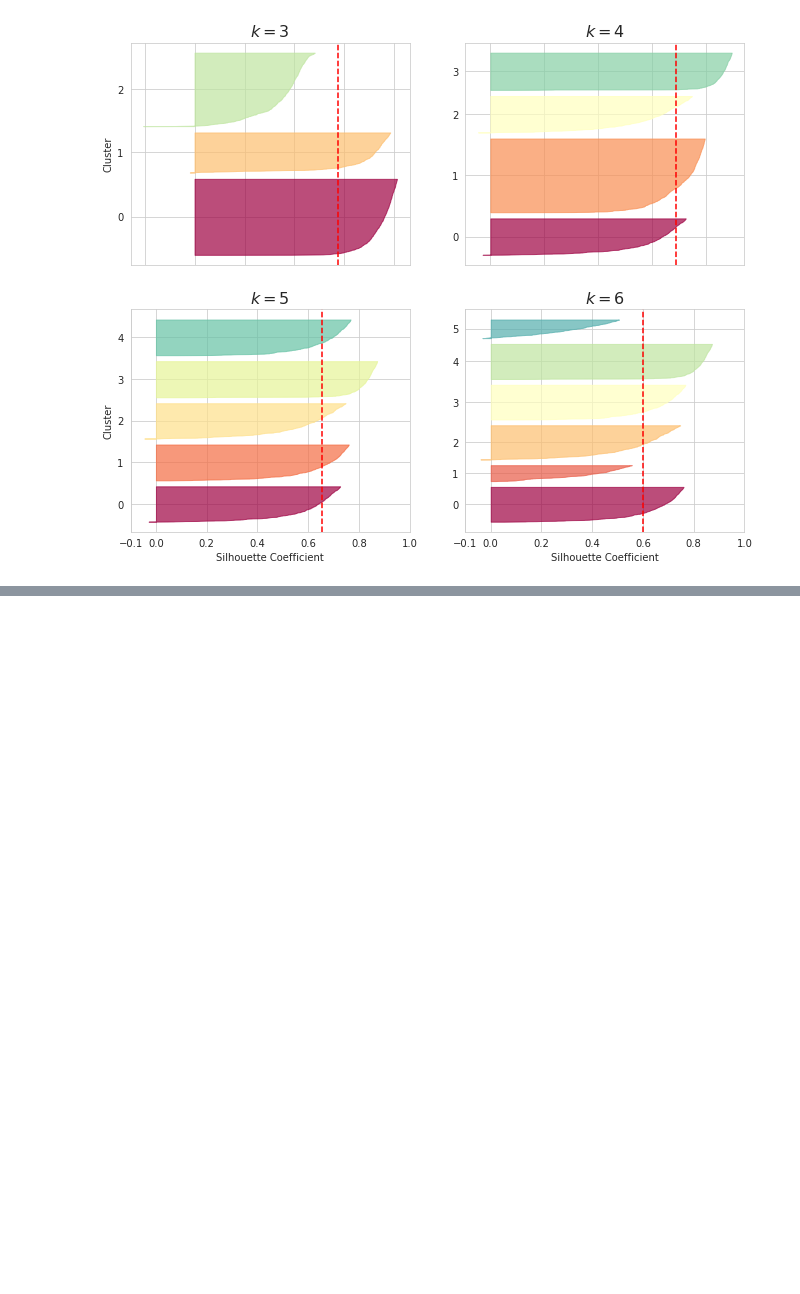
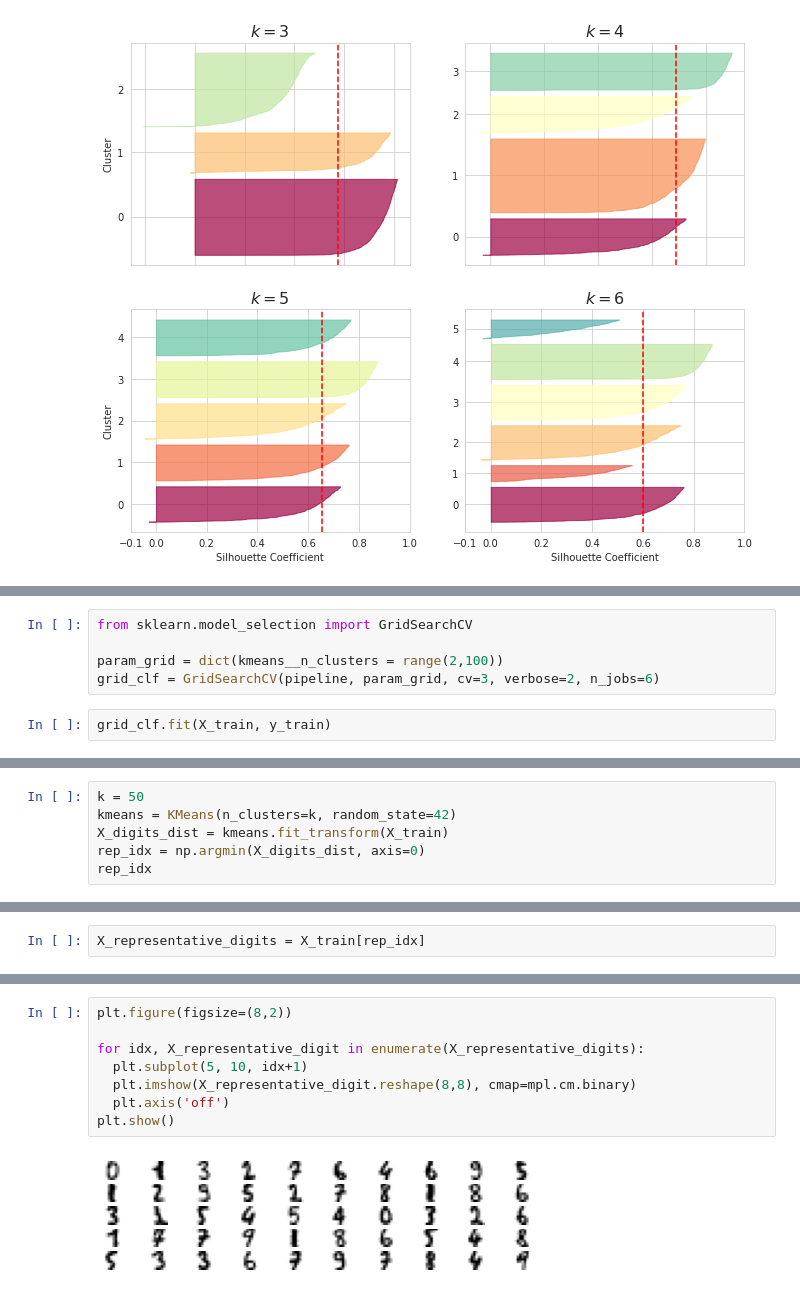
Before and after one commit to wanwanliang/ML_Practice, a Jupyter notebook: Unsupervised_Learning.ipynb, the cells around one changed output, grey strips where cells are left out. Drawn from its saved outputs; the diff is of its cells as text; blank space fills up the shorter version.

```diff
--- a/Unsupervised_Learning.ipynb
+++ b/Unsupervised_Learning.ipynb
@@ -621,0 +771,7 @@ plt.show()
+# %%
+from sklearn.model_selection import GridSearchCV
+
+param_grid = dict(kmeans__n_clusters = range(2,100))
+grid_clf = GridSearchCV(pipeline, param_grid, cv=3, verbose=2, n_jobs=6)
+# %%
+grid_clf.fit(X_train, y_train)
@@ -621,0 +821,6 @@ plt.show()
+# %%
+k = 50
+kmeans = KMeans(n_clusters=k, random_state=42)
+X_digits_dist = kmeans.fit_transform(X_train)
+rep_idx = np.argmin(X_digits_dist, axis=0)
+rep_idx
@@ -621,0 +833,2 @@ plt.show()
+# %%
+X_representative_digits = X_train[rep_idx]
@@ -621,0 +855,10 @@ plt.show()
+# %%
+plt.figure(figsize=(8,2))
+
+for idx, X_representative_digit in enumerate(X_representative_digits):
+  plt.subplot(5, 10, idx+1)
+  plt.imshow(X_representative_digit.reshape(8,8), cmap=mpl.cm.binary)
+  plt.axis('off')
+plt.show()
+# %% [output]
+[figure, added]
```
Also changed, not shown: parts of 55 cells of this notebook.
